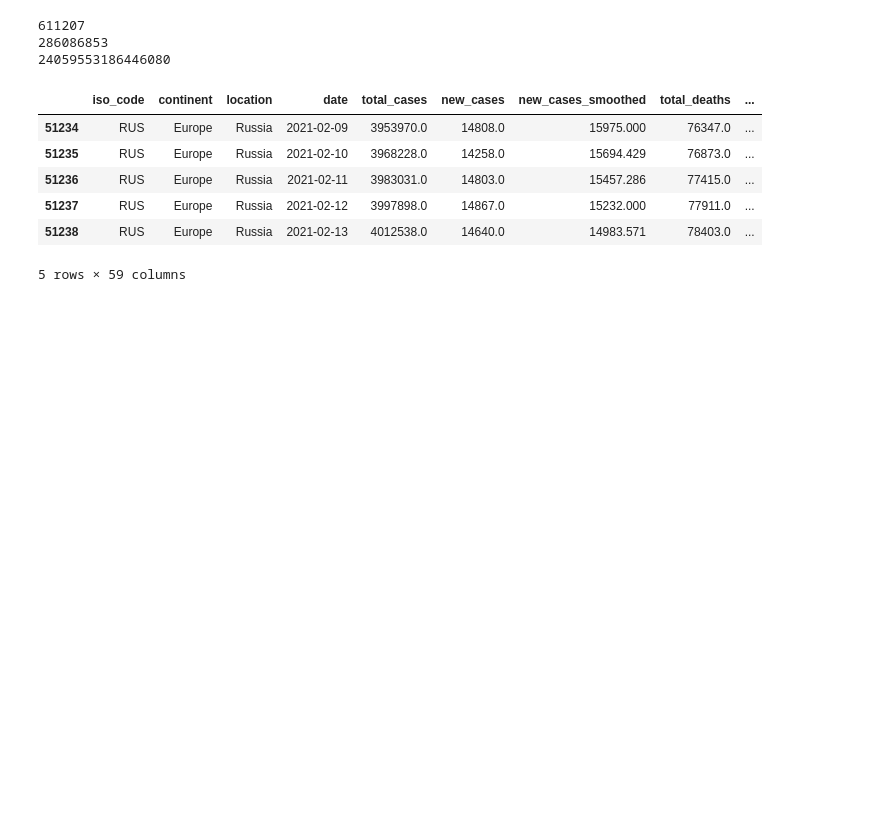
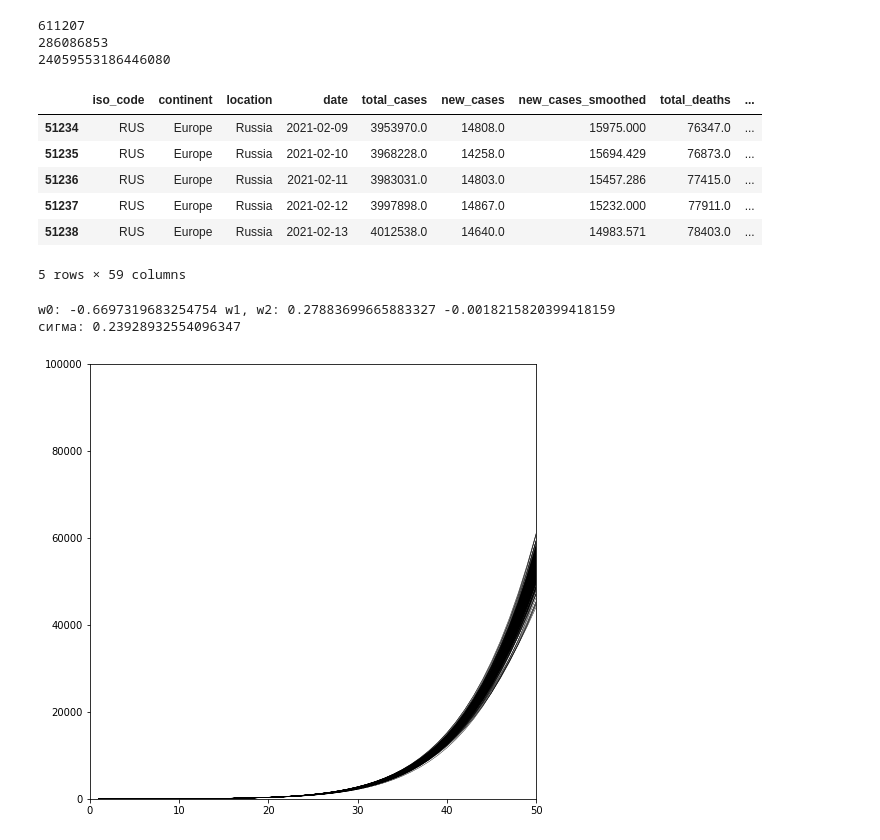
Before and after one commit to Chydfile/ML2-HW-1, a Jupyter notebook: HW-1.ipynb, the cells around one changed output. Drawn from its saved outputs; the diff is of its cells as text; code cells hidden in the pictures; blank space fills up the shorter version.

```diff
--- a/HW-1.ipynb
+++ b/HW-1.ipynb
@@ -79,6 +79,7 @@ fig.show()
 # %%
 #Прологорифмируем у, добавим переменную х, которая отображает количество дней с 3 марта 2020
 data_russia_50['total_cases_ln'] = np.log(data_russia_50['total_cases'])
+data_russia_50['new_cases_ln'] = np.log(data_russia_50['new_cases'])
 data_russia_50['x_days'] = np.arange(1, len(data_russia_50) + 1, dtype='float')
 fig = px.scatter(data_russia_50, x="x_days", y="total_cases_ln")
 fig.show()
@@ -165,11 +166,46 @@ data_russia_all.tail()
 5 rows × 59 columns
 # %%
 #3.A Предложите способ обучать параметры такой сигмоидальной функции при помощи линейной регрессии.
-X=data_russia_50['x_days'].values
-X.=data_russia_50['x_days'].values
-xs = X
-y=data_russia_50['total_cases_ln'].values
-regr.fit(X.reshape(-1, 1), y)
-print ('w0:', regr.intercept_, 'w1:', *regr.coef_)
-sigma_noise = np.sum((regr.predict(X.reshape(-1, 1)) - y) ** 2) / len (y)
+data_russia_50['x_days_2'] = data_russia_50['x_days'] ** 2
+data_x = data_russia_50[['x_days','x_days_2']]
+y = data_russia_50['new_cases_ln'].values
+X = data_x.values
+x = data_russia_50['x_days'].values
+regr.fit(X, y)
+print ('w0:', regr.intercept_, 'w1, w2:', *regr.coef_)
+sigma_noise = np.sum((regr.predict(X) - y) ** 2) / len (y)
 print ("сигма:", sigma_noise)
+# %% [output]
+w0: -0.6697319683254754 w1, w2: 0.27883699665883327 -0.0018215820399418159
+сигма: 0.23928932554096347
+# %%
+#3.B Найдите апостериорное распределение параметров этой модели для достаточно широкого априорного распределения. Требующееся для этого значение дисперсии шума в данных оцените, исходя из вашей же максимальной апостериорной модели
+def bayesian_update(mu, sigma, x, y, sigma_noise):
+    x_matrix = np.array([[1, x, x**2]])
+    sigma_n = np.linalg.inv(np.linalg.inv(sigma)+ (1 / (sigma_noise ** 2)) * np.matmul(np.transpose(x_matrix), x_matrix) )
+    mu_n = np.matmul(sigma_n, np.matmul(np.linalg.inv(sigma), np.transpose(mu)) + (1 / (sigma_noise ** 2)) * np.matmul(np.transpose(x_matrix), np.array([y]) ) )
+    return mu_n, sigma_n
+cur_mu, cur_sigma = np.array([0, 0, 0]), 100*np.array([[1, 0, 0], [0, 1, 0], [0, 0, 1]])
+for i in range(len(y)):
+    cur_mu, cur_sigma = bayesian_update(cur_mu, cur_sigma, x[i], y[i], sigma_noise)
+# %%
+#2.C. Посэмплируйте много разных сигмоид из апостериорного распределения, постройте графики. Сколько, исходя из этих сэмплов, будет всего случаев коронавируса в России?
+def myplot_sample_lines(mu, sigma, n=20, points=None):
+    # Посэмплируем и порисуем прямые
+    my_w = np.random.multivariate_normal(mu, sigma, n)
+    res_0 = np.mean(my_w[:,0])
+    res_1 = np.mean(my_w[:,1])
+    res_2 = np.mean(my_w[:,2])
+    for w in my_w:
+        plt.plot(x, np.cumsum(np.exp( w[0] + w[1] * x + w[2] * (x ** 2))), 'k-', lw=.4)
+    plt.ylim((0, 100000))
+    plt.xlim((0, 50))
+    if not points is None:
+        plt.scatter(points[0], points[1], marker='*', s=200)
+    return res_0, res_1, res_2
+# %%
+fig = plt.figure(figsize=(8, 8))
+ax = fig.add_subplot(111)
+res_0, res_1, res_2 = myplot_sample_lines(cur_mu, cur_sigma, 200)
+# %% [output]
+[figure, added]
```
Also changed, not shown: parts of 1 cell of this notebook.
